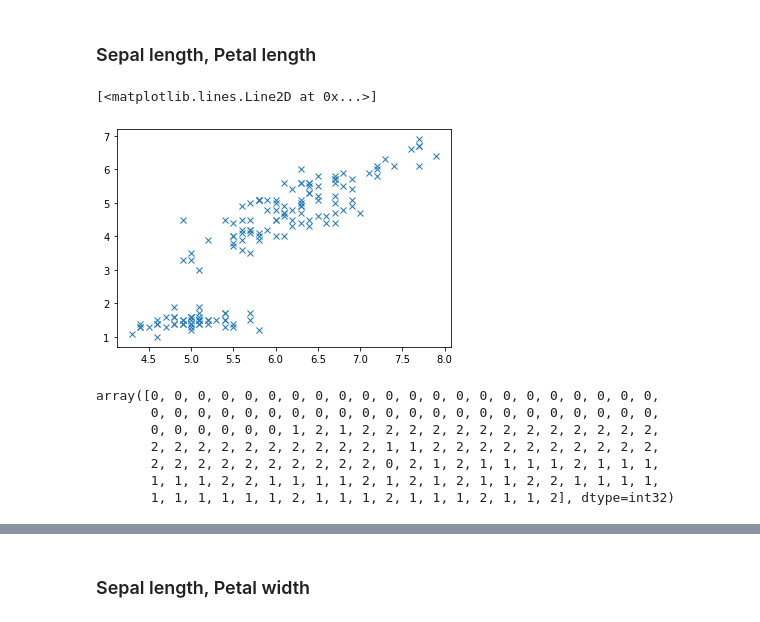
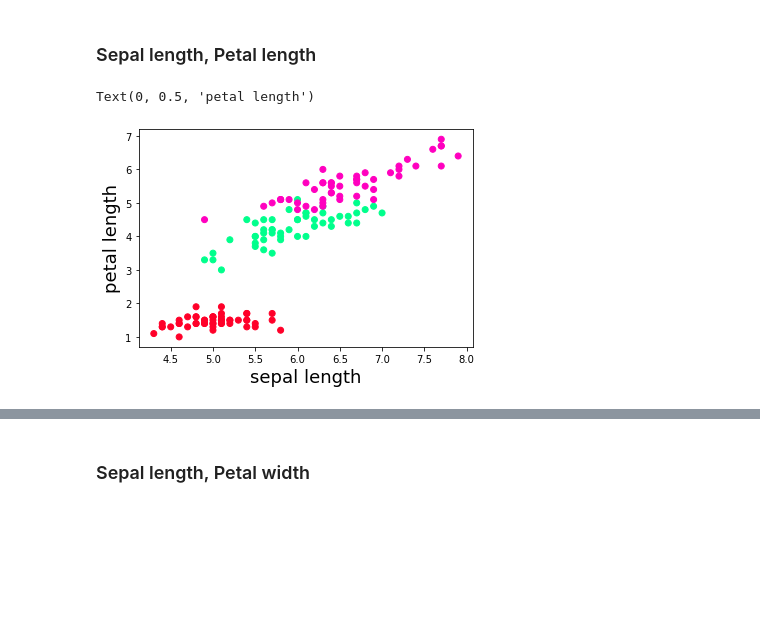
Before and after one commit to AdrianDonohoe/MLaS, a Jupyter notebook: MLaS Tasks 2020.ipynb, the cells around one changed output, grey strips where cells are left out. Cells and saved outputs as stored; diff of their text form; code cells hidden in the pictures; blank space fills up the shorter version.

```diff
--- a/MLaS Tasks 2020.ipynb
+++ b/MLaS Tasks 2020.ipynb
@@ -206,20 +205,12 @@ kmeans.inertia_
 ### Sepal length, Petal length
 # %%
 X = df[['sepal_length','petal_length']].to_numpy()
-# %%
-plt.plot(X[:,0], X[:,1],'x')
-# %% [output]
-[<matplotlib.lines.Line2D at 0x...>]
-[figure, removed]
+# %%
+plt.scatter(X[:,0], X[:,1],c=y, cmap='gist_rainbow')
+plt.xlabel('sepal length',fontsize = 18)
+plt.ylabel('petal length',fontsize = 18)
+# %% [output]
+Text(0, 0.5, 'petal length')
+[figure, added]
 # %%
 kmeans = skcl.KMeans(n_clusters=3, random_state=0).fit(X)
-# %%
-kmeans.labels_
-# %% [output]
-array([0, 0, 0, 0, 0, 0, 0, 0, 0, 0, 0, 0, 0, 0, 0, 0, 0, 0, 0, 0, 0, 0,
-       0, 0, 0, 0, 0, 0, 0, 0, 0, 0, 0, 0, 0, 0, 0, 0, 0, 0, 0, 0, 0, 0,
-       0, 0, 0, 0, 0, 0, 1, 2, 1, 2, 2, 2, 2, 2, 2, 2, 2, 2, 2, 2, 2, 2,
-       2, 2, 2, 2, 2, 2, 2, 2, 2, 2, 1, 1, 2, 2, 2, 2, 2, 2, 2, 2, 2, 2,
-       2, 2, 2, 2, 2, 2, 2, 2, 2, 2, 0, 2, 1, 2, 1, 1, 1, 1, 2, 1, 1, 1,
-       1, 1, 1, 2, 2, 1, 1, 1, 1, 2, 1, 2, 1, 2, 1, 1, 2, 2, 1, 1, 1, 1,
-       1, 1, 1, 1, 1, 1, 2, 1, 1, 1, 2, 1, 1, 1, 2, 1, 1, 2], dtype=int32)
```
Also changed, not shown: parts of 49 cells of this notebook.
